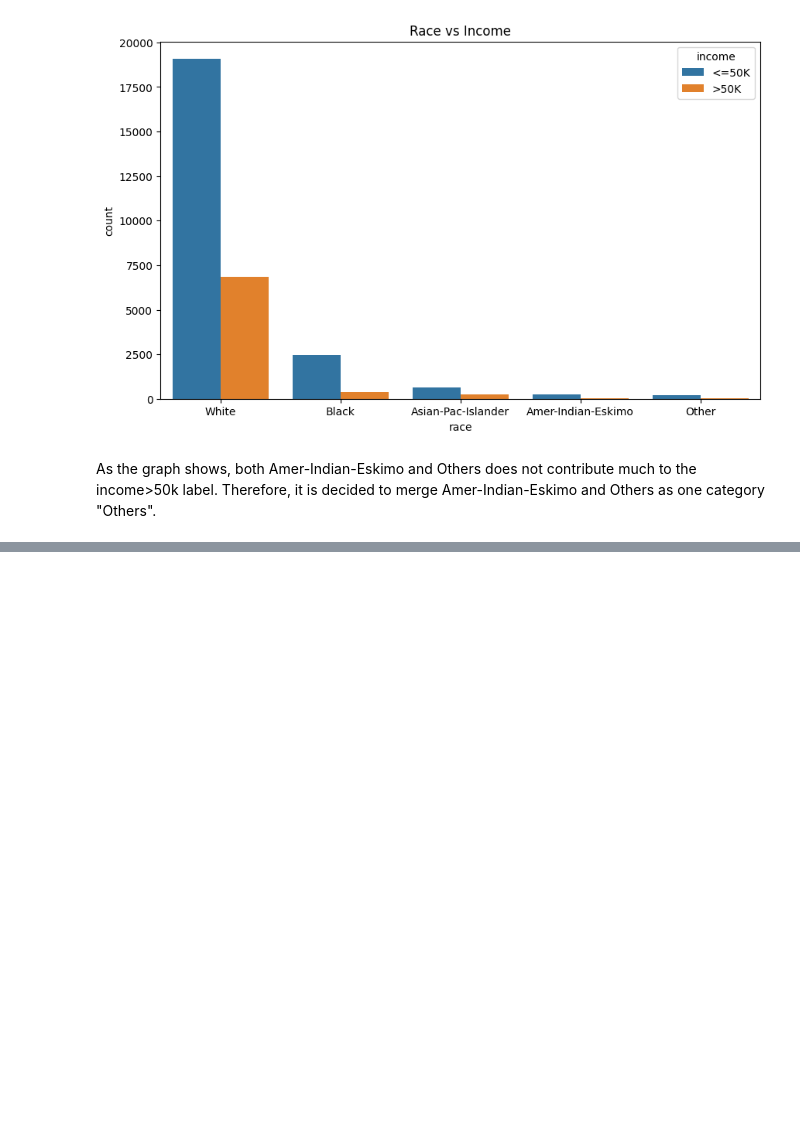
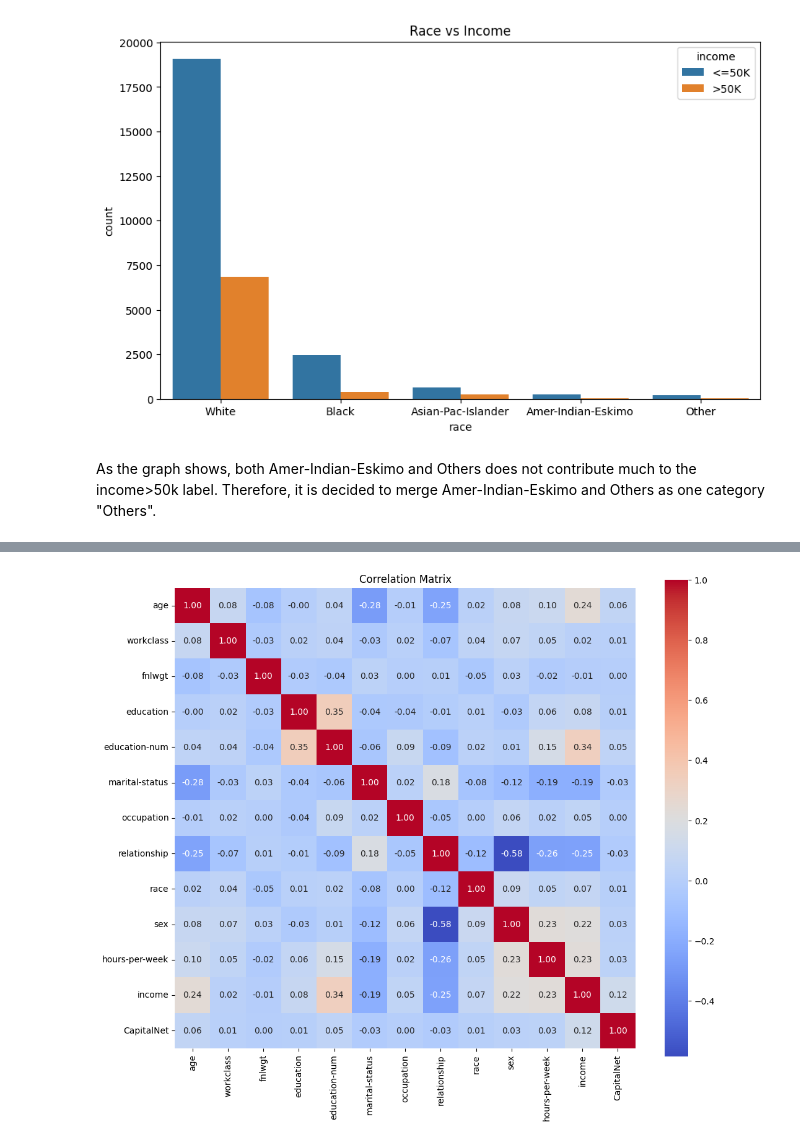
Before and after one commit to lilai3552/IN6227-DataMing, a Jupyter notebook: main.ipynb, the cells around one changed output, grey strips where cells are left out. Cells and saved outputs as stored; diff of their text form; code cells hidden in the pictures; blank space fills up the shorter version.

```diff
--- a/main.ipynb
+++ b/main.ipynb
@@ -298,0 +301,20 @@ plt.show()
+# %%
+#Noticed that in the test set, the income values have a trailing period. We need to remove that for consistency.
+df_test['income'] = df_test['income'].str.replace('.', '', regex=False)
+
+#Encoding of non numerical features
+from sklearn.preprocessing import LabelEncoder
+le = LabelEncoder()
+categorical_columns = ['workclass', 'education', 'marital-status', 'occupation', 'relationship','race','sex','income']
+for col in categorical_columns:
+    df_train[col] = le.fit_transform(df_train[col])
+    df_test[col] = le.transform(df_test[col])
+# %%
+#Correlation matrix
+plt.figure(figsize=(12, 10))
+correlation_matrix = df_train.corr()
+sns.heatmap(correlation_matrix, annot=True, fmt=".2f", cmap='coolwarm', square=True)
+plt.title('Correlation Matrix')
+plt.show()
+# %% [output]
+[figure, added]
```
Also changed, not shown: parts of 5 cells of this notebook.
